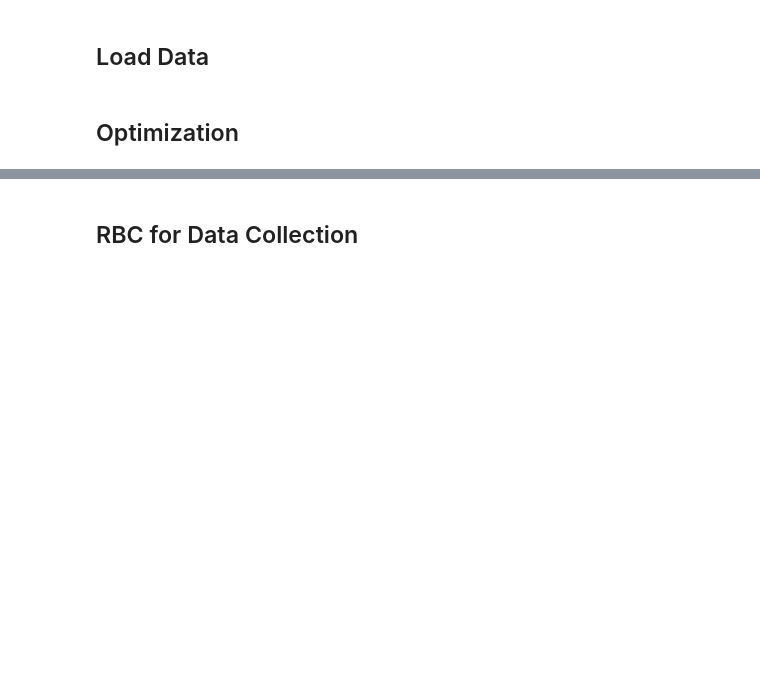
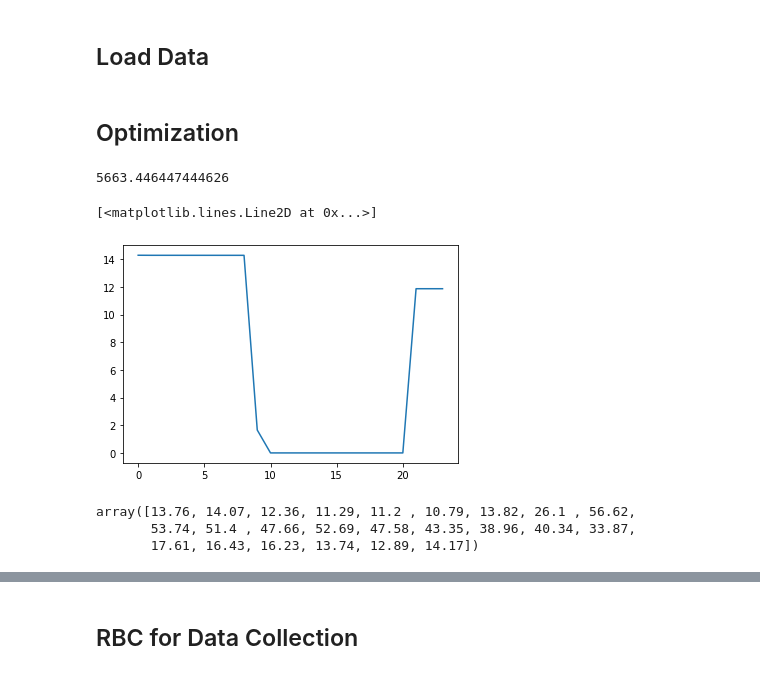
Before and after one commit to QasimWani/ZOiRL, a Jupyter notebook: implicit_agent.ipynb, the cells around one changed output, grey strips where cells are left out. Cells and saved outputs as stored; diff of their text form; code cells hidden in the pictures; blank space fills up the shorter version.

```diff
--- a/implicit_agent.ipynb
+++ b/implicit_agent.ipynb
@@ -457,6 +464,21 @@ class Optim:
             return [actions['action_H'], actions['action_bat']], dispatch_cost if dispatch else None
         return [actions['action_H'], actions['action_C'], actions['action_bat']], dispatch_cost if dispatch else None
 # %%
-# #optimization debug -> !!! PROBLEM !!!
-# debug = get_actions(data, 0, debug=False) # for each building: [actions (size 2/3)], cost (if available)
-# debug
+# optimization debug -> !!! PROBLEM !!!
+debug = get_actions(data, 0, debug=True) # for each building: [actions (size 2/3)], cost (if available)
+problem = debug[0].get_problem()
+# %%
+problem.solve()
+# %% [output]
+5663.446447444626
+# %%
+plt.plot(problem.variables()[0].value)
+# %% [output]
+[<matplotlib.lines.Line2D at 0x...>]
+[figure, added]
+# %%
+data['E_ns'].T[0]
+# %% [output]
+array([13.76, 14.07, 12.36, 11.29, 11.2 , 10.79, 13.82, 26.1 , 56.62,
+       53.74, 51.4 , 47.66, 52.69, 47.58, 43.35, 38.96, 40.34, 33.87,
+       17.61, 16.43, 16.23, 13.74, 12.89, 14.17])
```
Also changed, not shown: parts of 14 cells of this notebook.
